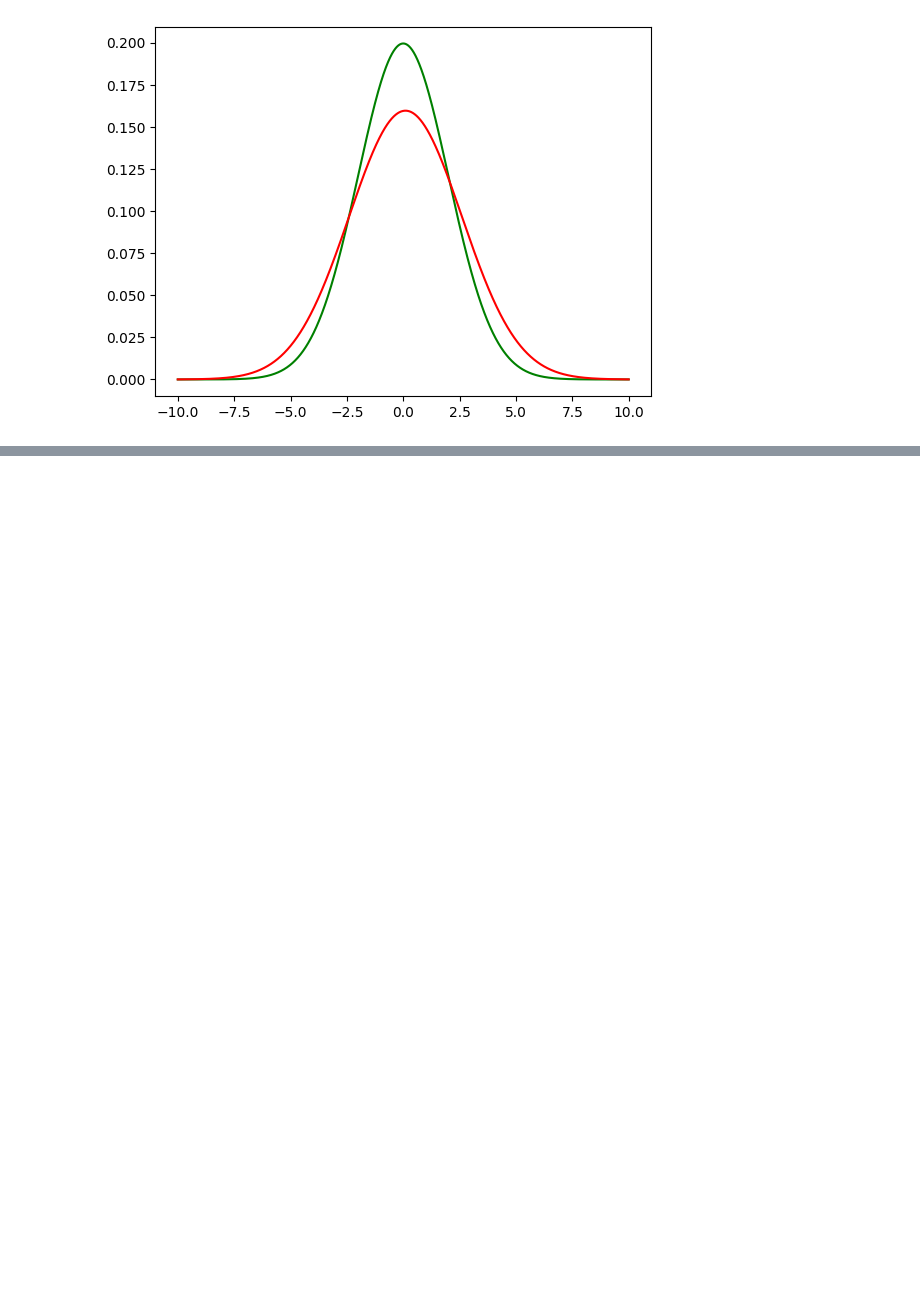
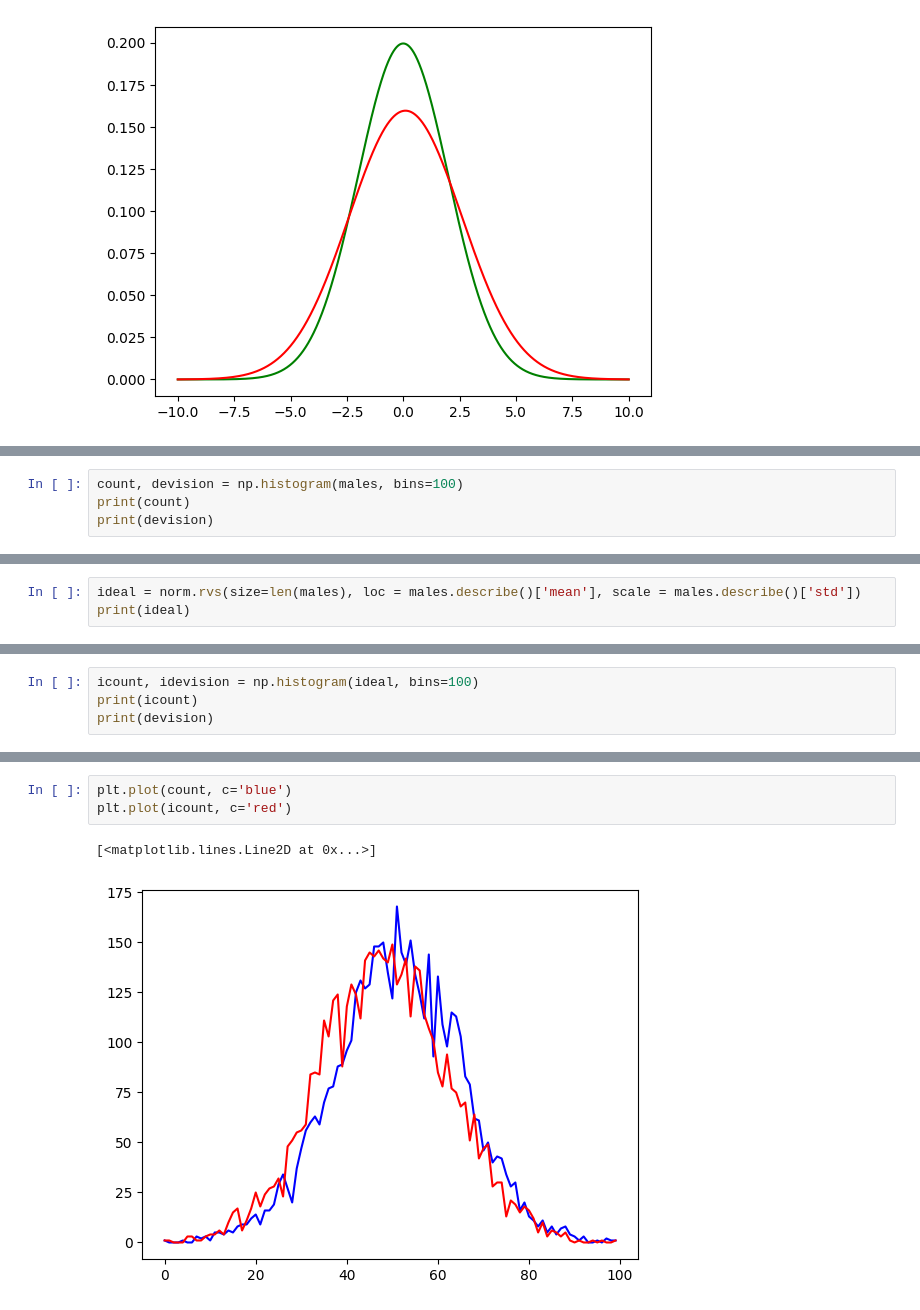
Before and after one commit to najibifar/Data_Analysis, a Jupyter notebook: StatsBasic/KL.ipynb, the cells around one changed output, grey strips where cells are left out. Cells and saved outputs as stored; diff of their text form; blank space fills up the shorter version.

```diff
--- a/StatsBasic/KL.ipynb
+++ b/StatsBasic/KL.ipynb
@@ -39,0 +68,4 @@ plt.plot(x, q, c= 'red')
+# %%
+count, devision = np.histogram(males, bins=100)
+print(count)
+print(devision)
@@ -39,0 +90,3 @@ plt.plot(x, q, c= 'red')
+# %%
+ideal = norm.rvs(size=len(males), loc = males.describe()['mean'], scale = males.describe()['std'])
+print(ideal)
@@ -39,0 +96,4 @@ plt.plot(x, q, c= 'red')
+# %%
+icount, idevision = np.histogram(ideal, bins=100)
+print(icount)
+print(devision)
@@ -39,0 +118,6 @@ plt.plot(x, q, c= 'red')
+# %%
+plt.plot(count, c='blue')
+plt.plot(icount, c='red')
+# %% [output]
+[<matplotlib.lines.Line2D at 0x...>]
+[figure, added]
```
Also changed, not shown: parts of 8 cells of this notebook.
